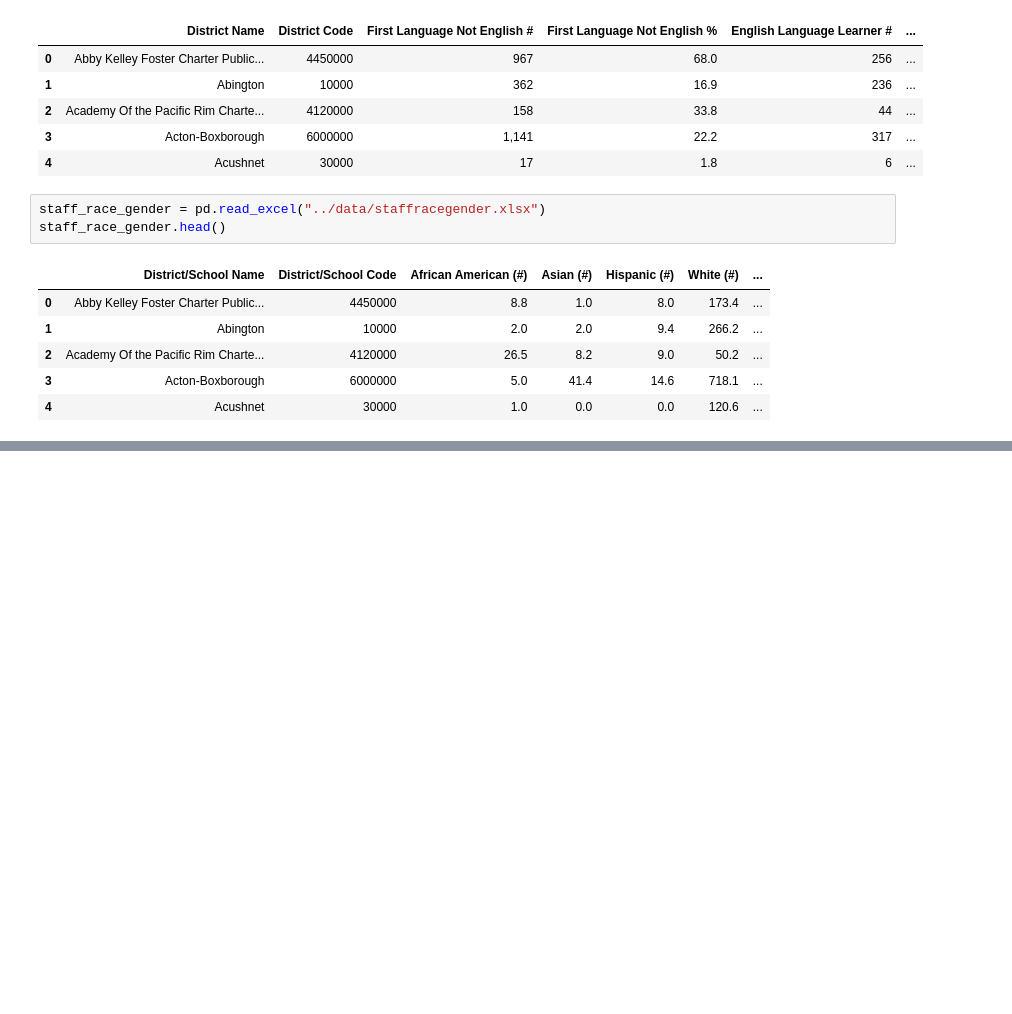
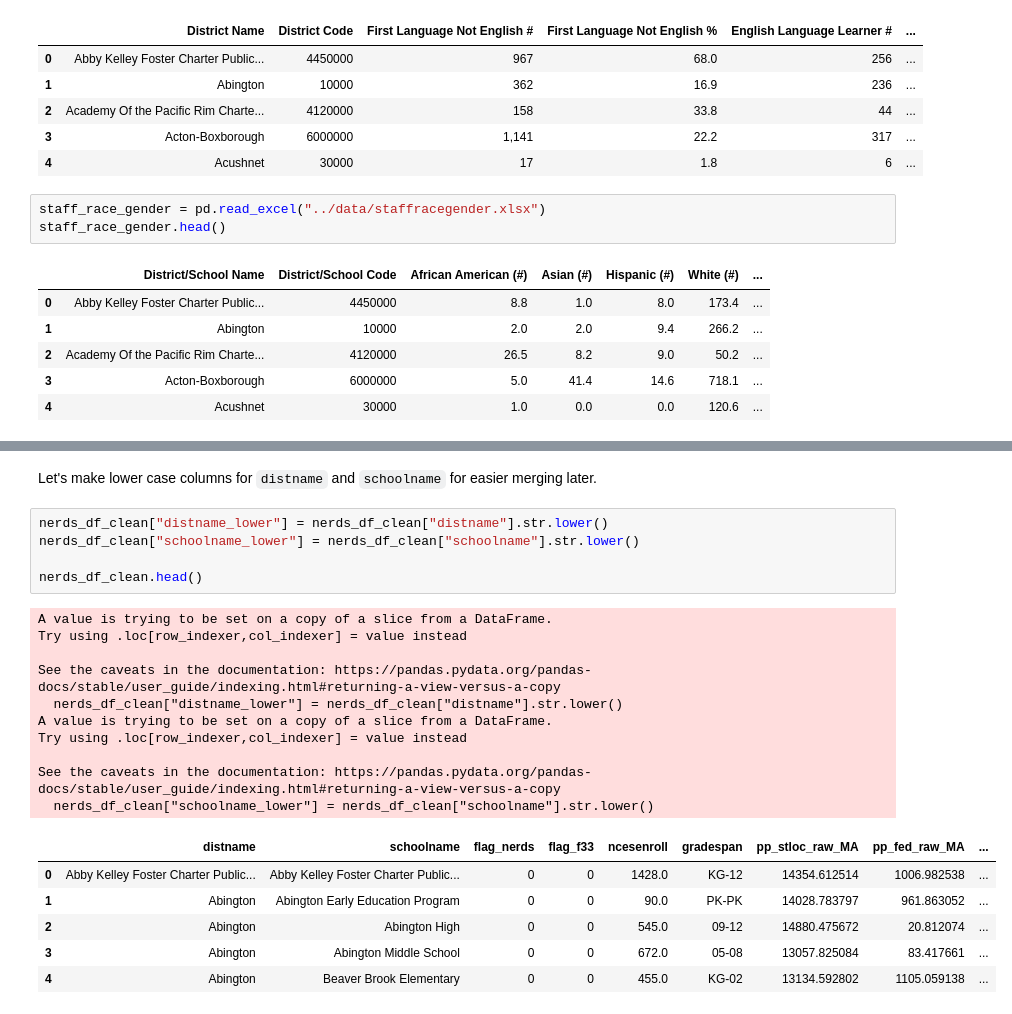
Before and after one commit to alexcraig043/qss-20-final-project, a Jupyter notebook: src/code/main.ipynb, the cells around one changed output, grey strips where cells are left out. Drawn from its saved outputs; the diff is of its cells as text; blank space fills up the shorter version.

```diff
--- a/src/code/main.ipynb
+++ b/src/code/main.ipynb
@@ -63,0 +88,24 @@ staff_race_gender.head()
+# %% [markdown]
+Let's make lower case columns for `distname` and `schoolname` for easier merging later.
+# %%
+nerds_df_clean["distname_lower"] = nerds_df_clean["distname"].str.lower()
+nerds_df_clean["schoolname_lower"] = nerds_df_clean["schoolname"].str.lower()
+
+nerds_df_clean.head()
+# %% [output]
+A value is trying to be set on a copy of a slice from a DataFrame.
+Try using .loc[row_indexer,col_indexer] = value instead
+
+See the caveats in the documentation: https://pandas.pydata.org/pandas-docs/stable/user_guide/indexing.html#returning-a-view-versus-a-copy
+  nerds_df_clean["distname_lower"] = nerds_df_clean["distname"].str.lower()
+A value is trying to be set on a copy of a slice from a DataFrame.
+Try using .loc[row_indexer,col_indexer] = value instead
+
+See the caveats in the documentation: https://pandas.pydata.org/pandas-docs/stable/user_guide/indexing.html#returning-a-view-versus-a-copy
+  nerds_df_clean["schoolname_lower"] = nerds_df_clean["schoolname"].str.lower()
+|  | distname | schoolname | flag_nerds | flag_f33 | ncesenroll | gradespan | pp_stloc_raw_MA | pp_fed_raw_MA | ... |
+| 0 | Abby Kelley Foster Charter Public... | Abby Kelley Foster Charter Public... | 0 | 0 | 1428.0 | KG-12 | 14354.612514 | 1006.982538 | ... |
+| 1 | Abington | Abington Early Education Program | 0 | 0 | 90.0 | PK-PK | 14028.783797 | 961.863052 | ... |
+| 2 | Abington | Abington High | 0 | 0 | 545.0 | 09-12 | 14880.475672 | 20.812074 | ... |
+| 3 | Abington | Abington Middle School | 0 | 0 | 672.0 | 05-08 | 13057.825084 | 83.417661 | ... |
+| 4 | Abington | Beaver Brook Elementary | 0 | 0 | 455.0 | KG-02 | 13134.592802 | 1105.059138 | ... |
```
Also changed, not shown: parts of 13 cells of this notebook, 4 other files.
